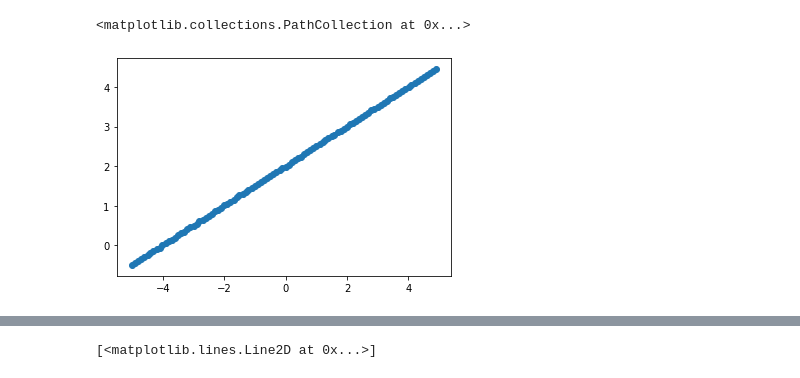
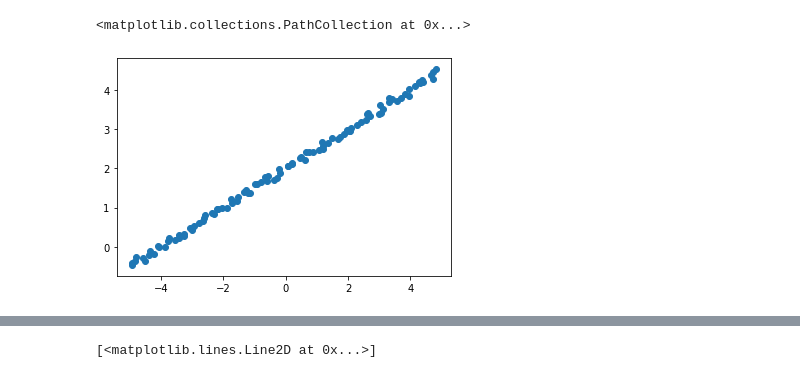
Before and after one commit to SeanScripts/graph-backprop, a Jupyter notebook: graph_backprop.ipynb, the cells around one changed output, grey strips where cells are left out. Cells and saved outputs as stored; diff of their text form; code cells hidden in the pictures.

```diff
--- a/graph_backprop.ipynb
+++ b/graph_backprop.ipynb
@@ -353,13 +580,13 @@ linear.init_markov() # Makes it really be slope and intercept 1 to begin
 # %%
-scatter = 0.01
+scatter = 0.1
 slope = 0.5
 intercept = 2
 # Uniformly scattered points off a line
 train_lin_x = [[-5 + 0.1*i + scatter*(-1+2*random.random())] for i in range(100)]
 train_lin_y = [[intercept + slope*(-5+0.1*i) + scatter*(-1+2*random.random())] for i in range(100)]
 plt.scatter(train_lin_x, train_lin_y)
 # %% [output]
 <matplotlib.collections.PathCollection at 0x...>
-[figure, old version]
+[figure, new version]
 # %%
 # Estimated slope and intercept are present in the weights of the trained network
```
Also changed, not shown: parts of 17 cells of this notebook.
